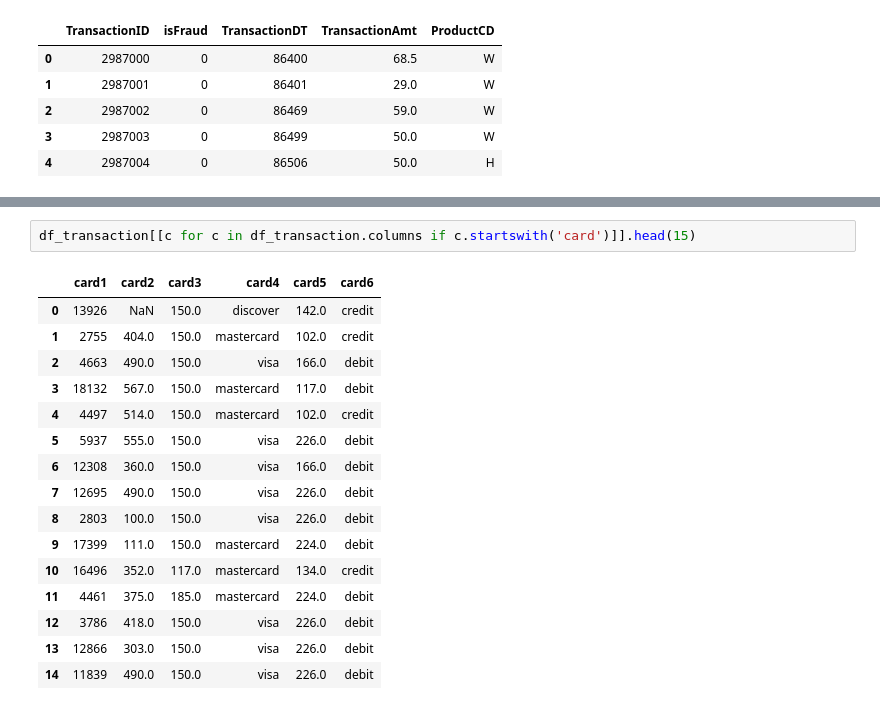
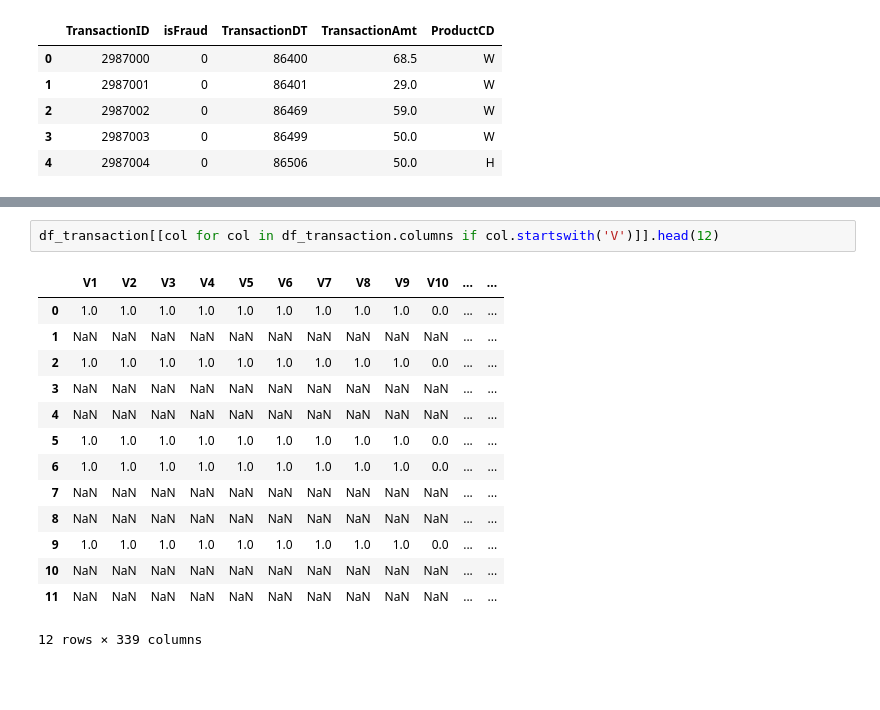
Before and after one commit to ngetachew/p-fraud, a Jupyter notebook: ieee_fraud_exploration.ipynb, the cells around one changed output, grey strips where cells are left out. Drawn from its saved outputs; the diff is of its cells as text; blank space fills up the shorter version.

```diff
--- a/ieee_fraud_exploration.ipynb
+++ b/ieee_fraud_exploration.ipynb
@@ -41,19 +89,17 @@ df_transaction[features].head()
 # %%
-df_transaction[[c for c in df_transaction.columns if c.startswith('card')]].head(15)
+df_transaction[[col for col in df_transaction.columns if col.startswith('V')]].head(12)
 # %% [output]
-|  | card1 | card2 | card3 | card4 | card5 | card6 |
-| 0 | 13926 | NaN | 150.0 | discover | 142.0 | credit |
-| 1 | 2755 | 404.0 | 150.0 | mastercard | 102.0 | credit |
-| 2 | 4663 | 490.0 | 150.0 | visa | 166.0 | debit |
-| 3 | 18132 | 567.0 | 150.0 | mastercard | 117.0 | debit |
-| 4 | 4497 | 514.0 | 150.0 | mastercard | 102.0 | credit |
-| 5 | 5937 | 555.0 | 150.0 | visa | 226.0 | debit |
-| 6 | 12308 | 360.0 | 150.0 | visa | 166.0 | debit |
-| 7 | 12695 | 490.0 | 150.0 | visa | 226.0 | debit |
-| 8 | 2803 | 100.0 | 150.0 | visa | 226.0 | debit |
-| 9 | 17399 | 111.0 | 150.0 | mastercard | 224.0 | debit |
-| 10 | 16496 | 352.0 | 117.0 | mastercard | 134.0 | credit |
-| 11 | 4461 | 375.0 | 185.0 | mastercard | 224.0 | debit |
-| 12 | 3786 | 418.0 | 150.0 | visa | 226.0 | debit |
-| 13 | 12866 | 303.0 | 150.0 | visa | 226.0 | debit |
-| 14 | 11839 | 490.0 | 150.0 | visa | 226.0 | debit |
+|  | V1 | V2 | V3 | V4 | V5 | V6 | V7 | V8 | V9 | V10 | ... | ... |
+| 0 | 1.0 | 1.0 | 1.0 | 1.0 | 1.0 | 1.0 | 1.0 | 1.0 | 1.0 | 0.0 | ... | ... |
+| 1 | NaN | NaN | NaN | NaN | NaN | NaN | NaN | NaN | NaN | NaN | ... | ... |
+| 2 | 1.0 | 1.0 | 1.0 | 1.0 | 1.0 | 1.0 | 1.0 | 1.0 | 1.0 | 0.0 | ... | ... |
+| 3 | NaN | NaN | NaN | NaN | NaN | NaN | NaN | NaN | NaN | NaN | ... | ... |
+| 4 | NaN | NaN | NaN | NaN | NaN | NaN | NaN | NaN | NaN | NaN | ... | ... |
+| 5 | 1.0 | 1.0 | 1.0 | 1.0 | 1.0 | 1.0 | 1.0 | 1.0 | 1.0 | 0.0 | ... | ... |
+| 6 | 1.0 | 1.0 | 1.0 | 1.0 | 1.0 | 1.0 | 1.0 | 1.0 | 1.0 | 0.0 | ... | ... |
+| 7 | NaN | NaN | NaN | NaN | NaN | NaN | NaN | NaN | NaN | NaN | ... | ... |
+| 8 | NaN | NaN | NaN | NaN | NaN | NaN | NaN | NaN | NaN | NaN | ... | ... |
+| 9 | 1.0 | 1.0 | 1.0 | 1.0 | 1.0 | 1.0 | 1.0 | 1.0 | 1.0 | 0.0 | ... | ... |
+| 10 | NaN | NaN | NaN | NaN | NaN | NaN | NaN | NaN | NaN | NaN | ... | ... |
+| 11 | NaN | NaN | NaN | NaN | NaN | NaN | NaN | NaN | NaN | NaN | ... | ... |
+12 rows × 339 columns
```
Also changed, not shown: parts of 16 cells of this notebook.
